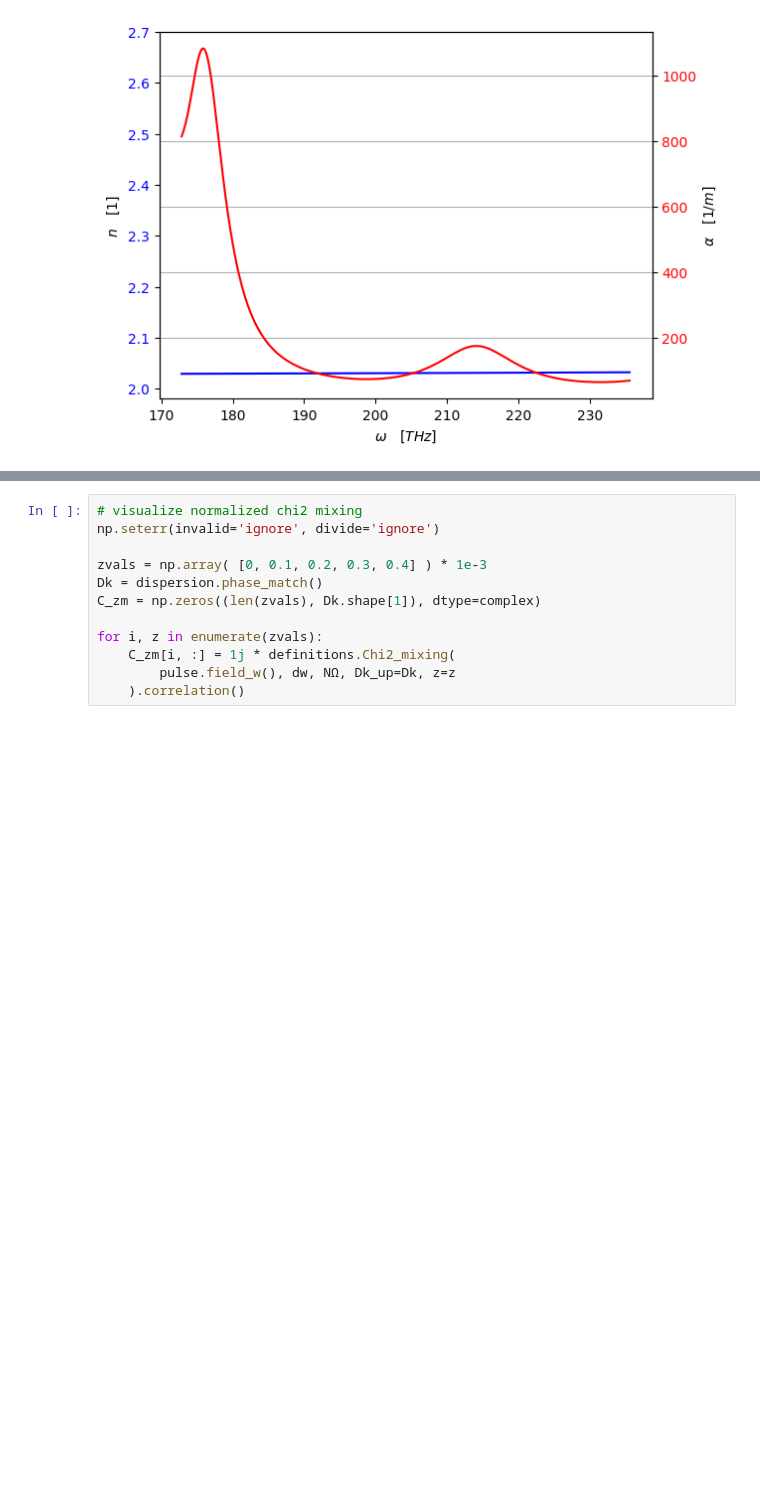
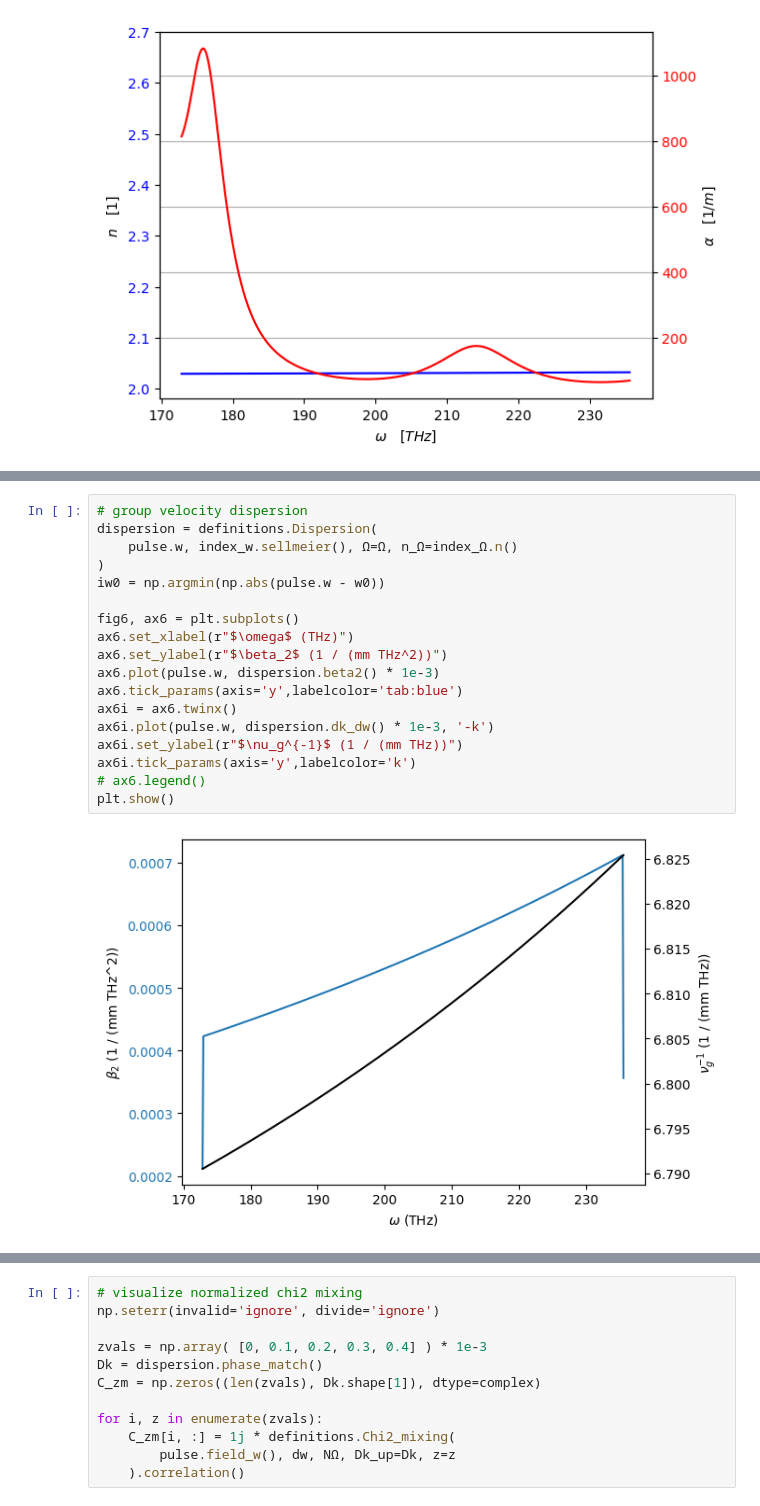
Before and after one commit to p-engel/nonlinear_optics, a Jupyter notebook: optical_rectification/analysis.ipynb, the cells around one changed output, grey strips where cells are left out. Drawn from its saved outputs; the diff is of its cells as text; blank space fills up the shorter version.

```diff
--- a/optical_rectification/analysis.ipynb
+++ b/optical_rectification/analysis.ipynb
@@ -175 +193,21 @@ plt.grid(True)
+# %%
+# group velocity dispersion
+dispersion = definitions.Dispersion(
+    pulse.w, index_w.sellmeier(), Ω=Ω, n_Ω=index_Ω.n()
+)
+iw0 = np.argmin(np.abs(pulse.w - w0))
+
+fig6, ax6 = plt.subplots()
+ax6.set_xlabel(r"$\omega$ (THz)")
+ax6.set_ylabel(r"$\beta_2$ (1 / (mm THz^2))")
+ax6.plot(pulse.w, dispersion.beta2() * 1e-3)
+ax6.tick_params(axis='y',labelcolor='tab:blue')
+ax6i = ax6.twinx()
+ax6i.plot(pulse.w, dispersion.dk_dw() * 1e-3, '-k')
+ax6i.set_ylabel(r"$\nu_g^{-1}$ (1 / (mm THz))")
+ax6i.tick_params(axis='y',labelcolor='k')
+# ax6.legend()
+plt.show()
+# %% [output]
+[figure, added]
 # %% [markdown]
```
Also changed, not shown: parts of 15 cells of this notebook.
